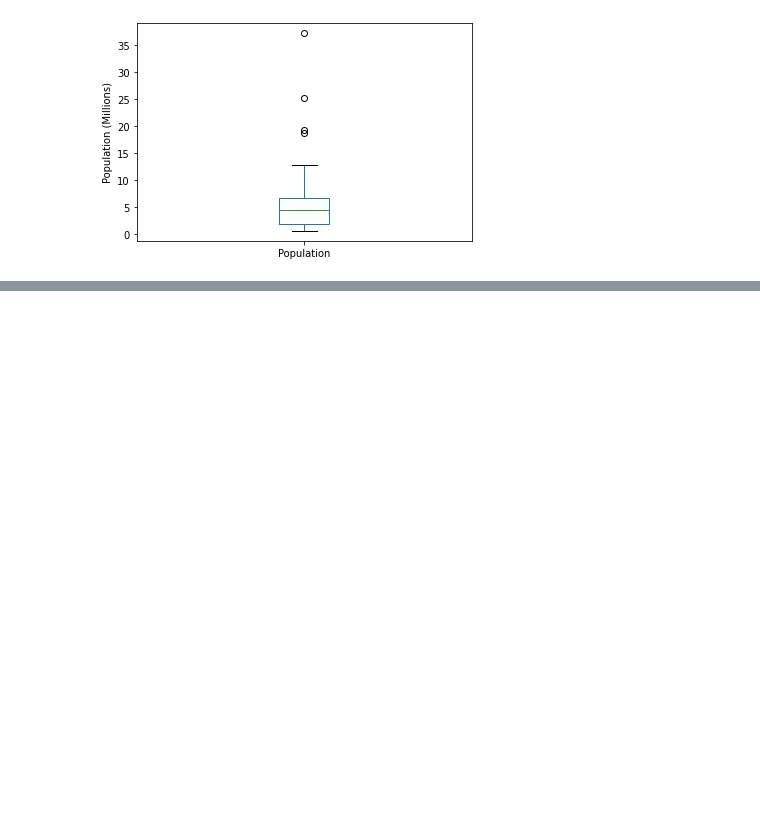
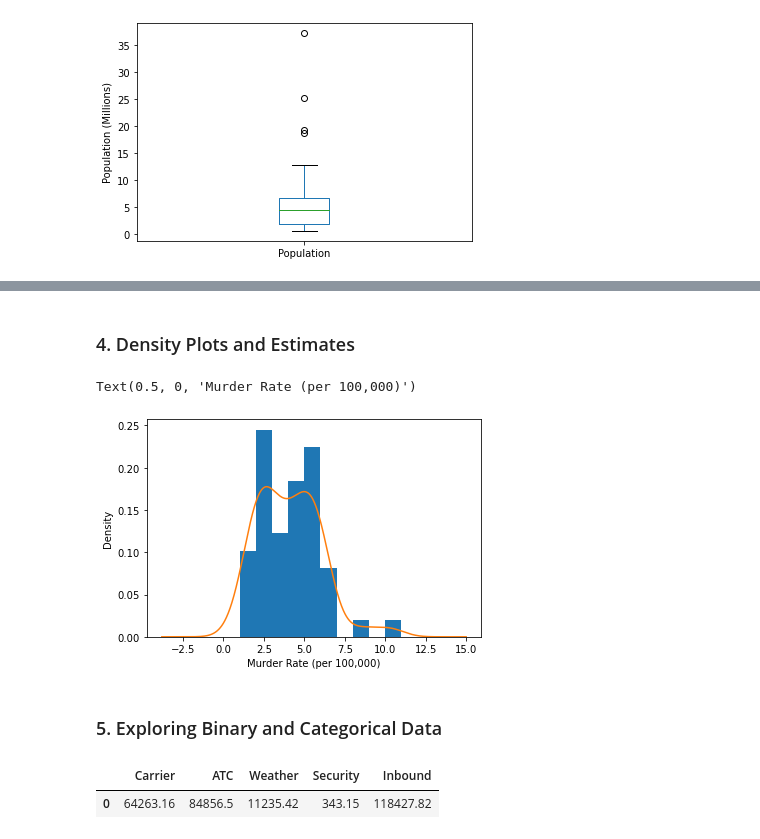
Before and after one commit to mrutyunjay17/Hands-On-Machine-Learning, a Jupyter notebook: other_books/practical_stats_for_ds/1_exploratory_data_analysis.ipynb, the cells around one changed output, grey strips where cells are left out. Saved outputs shown, nothing was run; the diff lists cells and outputs as text; code cells hidden in the pictures; blank space fills up the shorter version.

```diff
--- a/other_books/practical_stats_for_ds/1_exploratory_data_analysis.ipynb
+++ b/other_books/practical_stats_for_ds/1_exploratory_data_analysis.ipynb
@@ -53,0 +106,17 @@ Text(0, 0.5, 'Population (Millions)')
+# %% [markdown]
+### 4. Density Plots and Estimates
+# %%
+ax = df['Murder.Rate'].plot.hist(density= True, bins= range(1,12))
+df['Murder.Rate'].plot.density(ax=ax)
+ax.set_xlabel("Murder Rate (per 100,000)")
+# %% [output]
+Text(0.5, 0, 'Murder Rate (per 100,000)')
+[figure, added]
+# %% [markdown]
+### 5. Exploring Binary and Categorical Data
+# %%
+dfw = pd.read_csv("https://raw.githubusercontent.com/gedeck/practical-statistics-for-data-scientists/master/data/dfw_airline.csv")
+dfw.head(2)
+# %% [output]
+|  | Carrier | ATC | Weather | Security | Inbound |
+| 0 | 64263.16 | 84856.5 | 11235.42 | 343.15 | 118427.82 |
```
Also changed, not shown: parts of 31 cells of this notebook.
